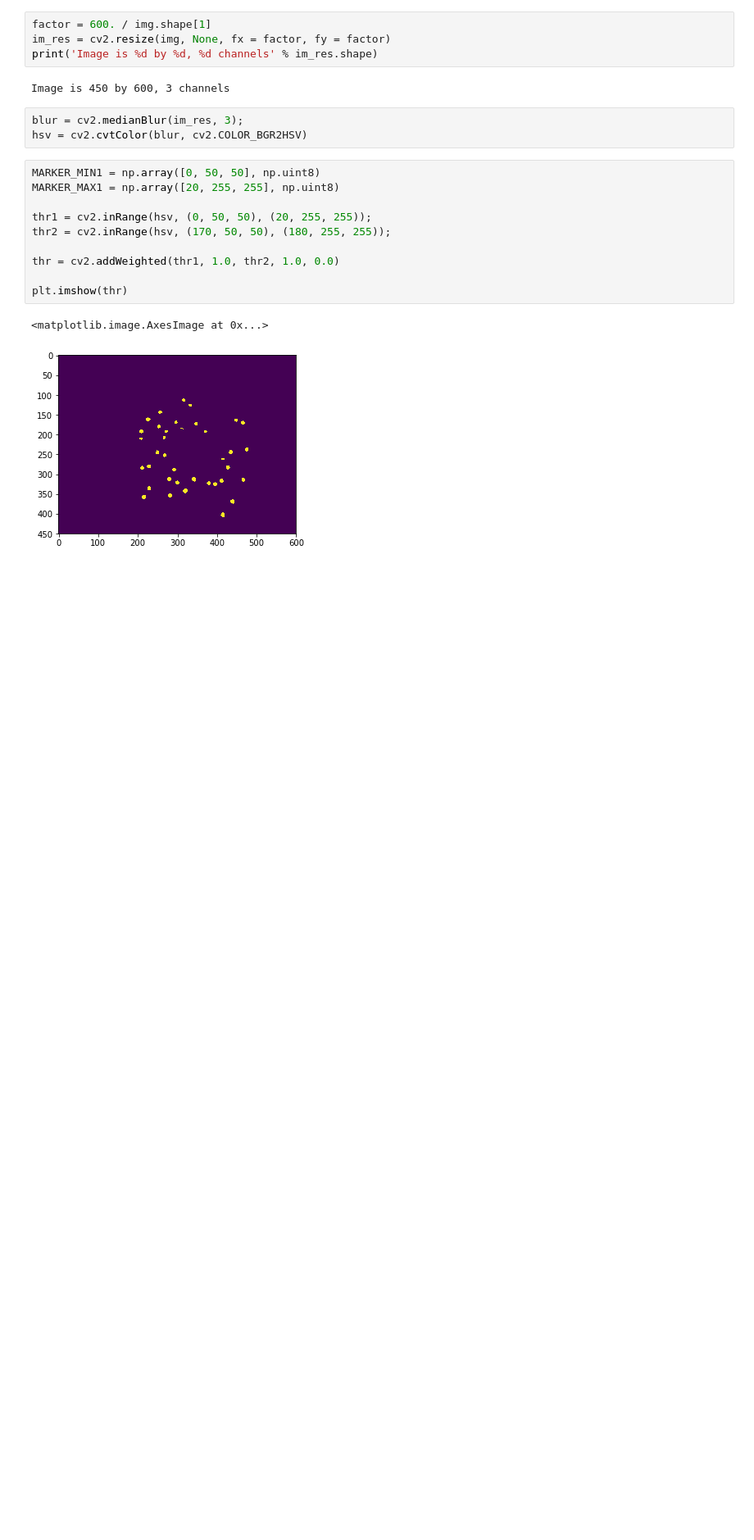
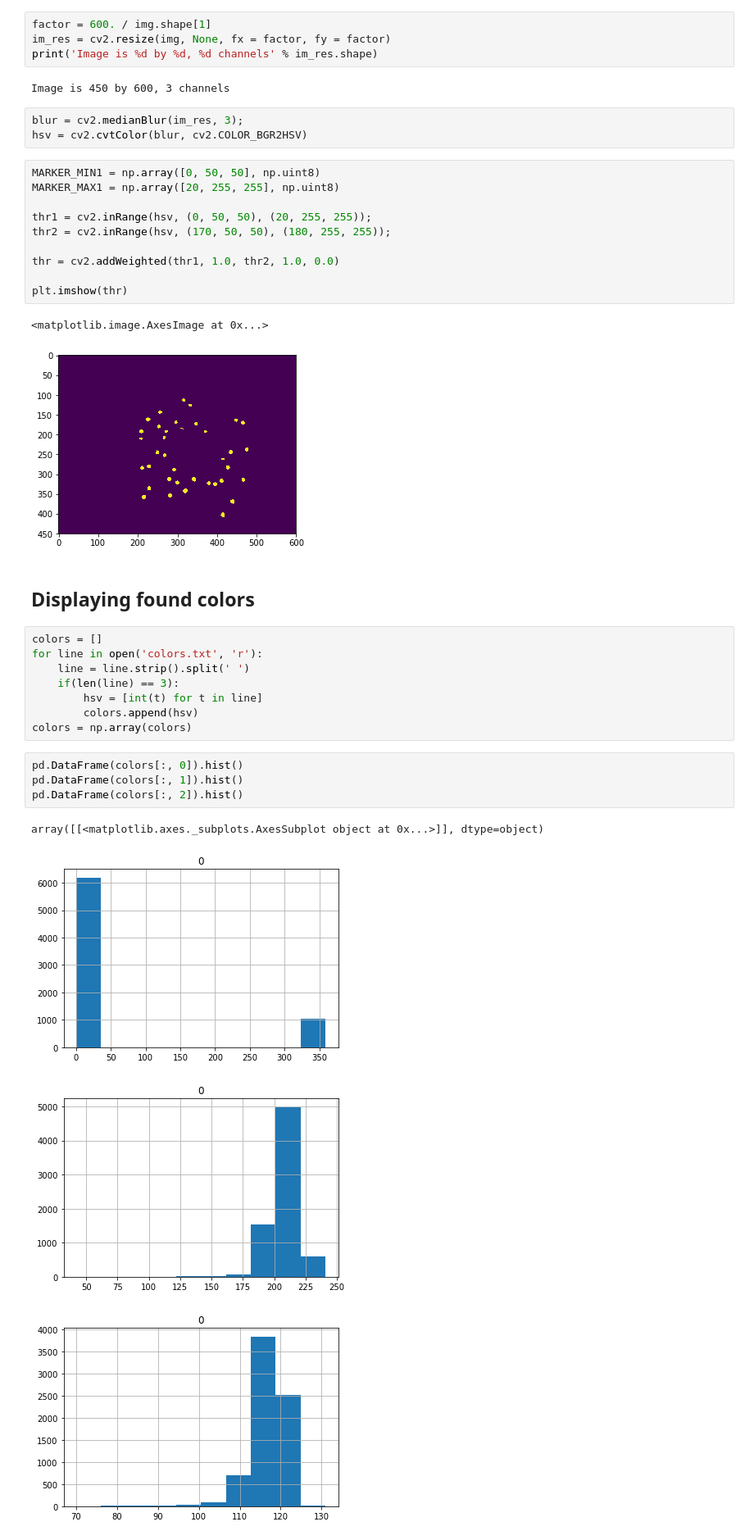
Before and after one commit to chili-epfl/qml-ar, a Jupyter notebook: notebooks/hsv.ipynb, the cells around one changed output. Shown at 82% size. Cells and saved outputs as stored; diff of their text form; blank space fills up the shorter version.

```diff
--- a/notebooks/hsv.ipynb
+++ b/notebooks/hsv.ipynb
@@ -27,3 +28,22 @@ plt.imshow(thr)
 # %% [output]
 <matplotlib.image.AxesImage at 0x...>
 [figure]
+# %% [markdown]
+## Displaying found colors
+# %%
+colors = []
+for line in open('colors.txt', 'r'):
+    line = line.strip().split(' ')
+    if(len(line) == 3):
+        hsv = [int(t) for t in line]
+        colors.append(hsv)
+colors = np.array(colors)
+# %%
+pd.DataFrame(colors[:, 0]).hist()
+pd.DataFrame(colors[:, 1]).hist()
+pd.DataFrame(colors[:, 2]).hist()
+# %% [output]
+array([[<matplotlib.axes._subplots.AxesSubplot object at 0x...>]], dtype=object)
+[figure, added]
+[figure, added]
+[figure, added]
```
Also changed, not shown: parts of 2 cells of this notebook, 10 other files.
